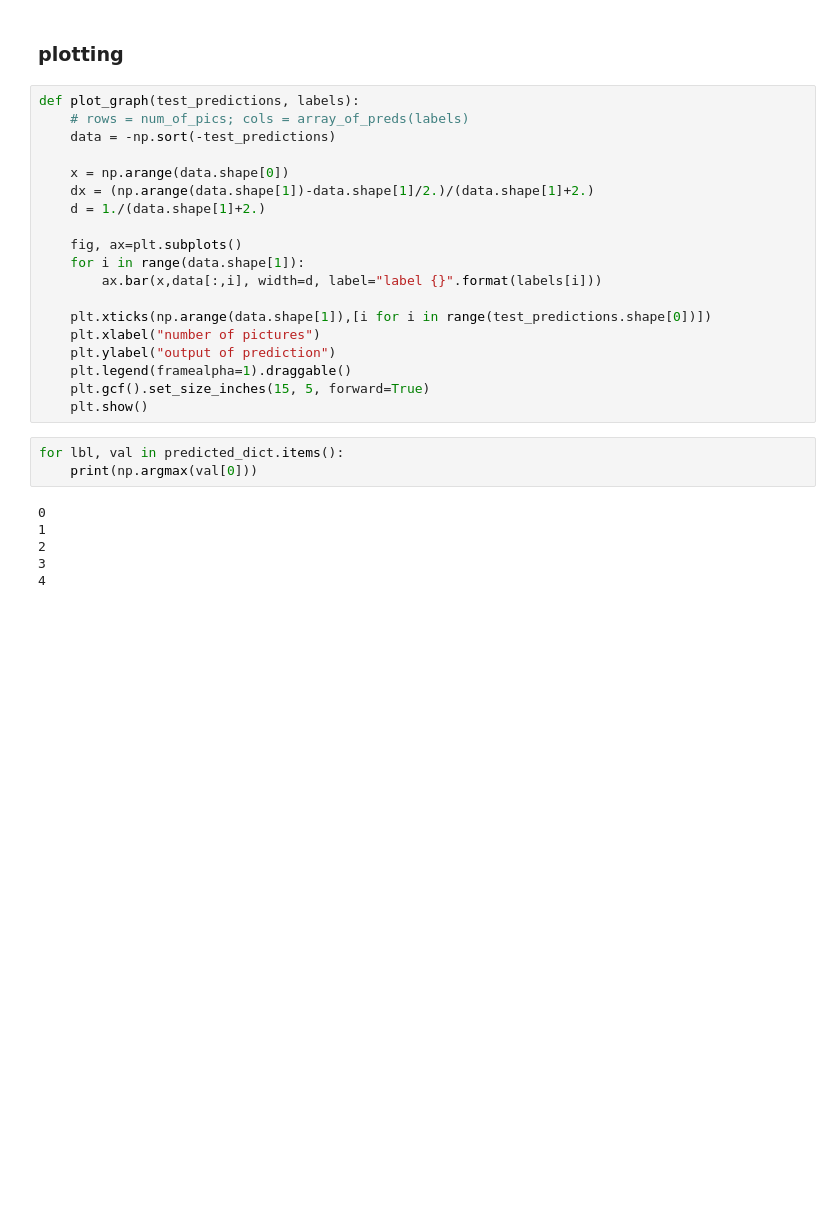
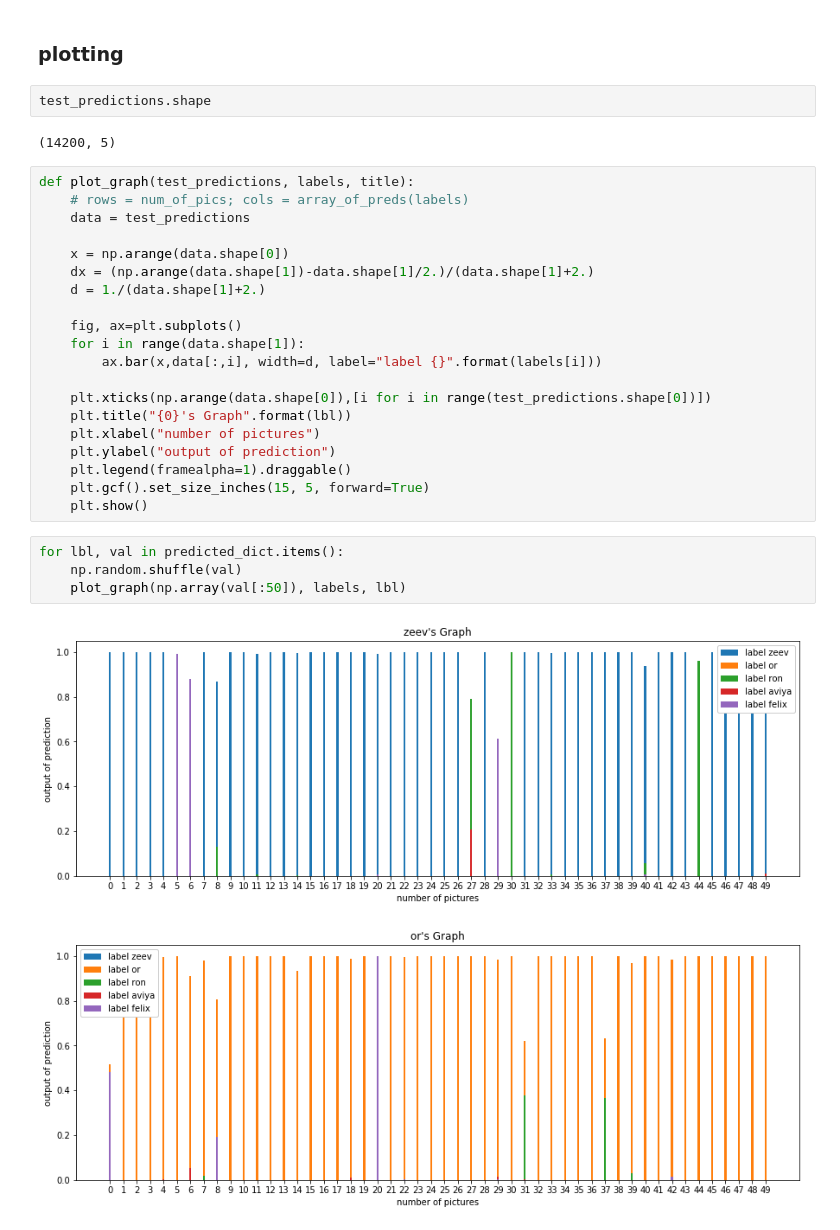
Before and after one commit to zeevikal/speckles-classification, a Jupyter notebook: notebooks/visualisation.ipynb, the cells around one changed output. Saved outputs shown, nothing was run; the diff lists cells and outputs as text; blank space fills up the shorter version.

Commit message:
added full visualization

```diff
--- a/notebooks/visualisation.ipynb
+++ b/notebooks/visualisation.ipynb
@@ -51,9 +43,13 @@ acc:  92.40845070422536
 # %% [markdown]
 ### plotting
+# %%
+test_predictions.shape
+# %% [output]
+(14200, 5)
 # %%
-def plot_graph(test_predictions, labels):
+def plot_graph(test_predictions, labels, title):
     # rows = num_of_pics; cols = array_of_preds(labels)
-    data = -np.sort(-test_predictions)
+    data = test_predictions
 
     x = np.arange(data.shape[0])
     dx = (np.arange(data.shape[1])-data.shape[1]/2.)/(data.shape[1]+2.)
@@ -63,7 +59,8 @@ def plot_graph(test_predictions, labels):
     for i in range(data.shape[1]):
         ax.bar(x,data[:,i], width=d, label="label {}".format(labels[i]))
 
-    plt.xticks(np.arange(data.shape[1]),[i for i in range(test_predictions.shape[0])])
+    plt.xticks(np.arange(data.shape[0]),[i for i in range(test_predictions.shape[0])])
+    plt.title("{0}'s Graph".format(lbl))
     plt.xlabel("number of pictures")
     plt.ylabel("output of prediction")
     plt.legend(framealpha=1).draggable()
@@ -71,10 +68,8 @@ def plot_graph(test_predictions, labels):
     plt.show()
 # %%
 for lbl, val in predicted_dict.items():
-    print(np.argmax(val[0]))
+    np.random.shuffle(val)
+    plot_graph(np.array(val[:50]), labels, lbl)
 # %% [output]
-0
-1
-2
-3
-4
+[figure, added]
+[figure, added]
```
Also changed, not shown: parts of 5 cells of this notebook.
